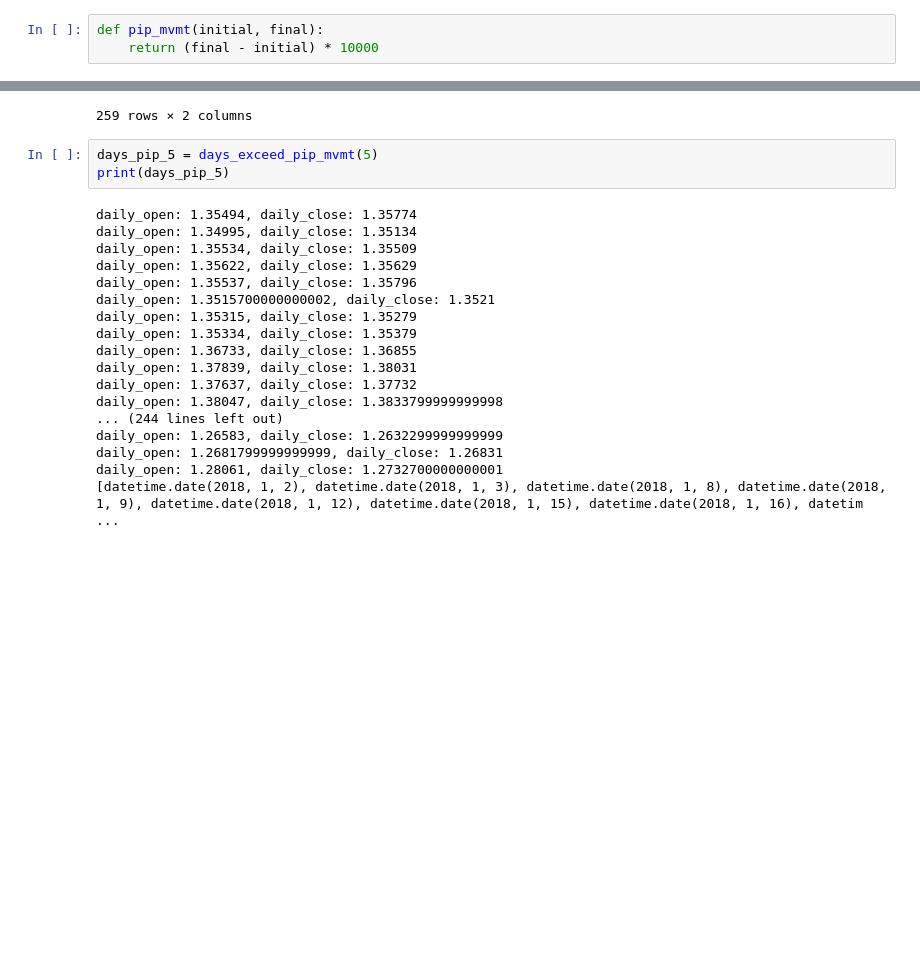
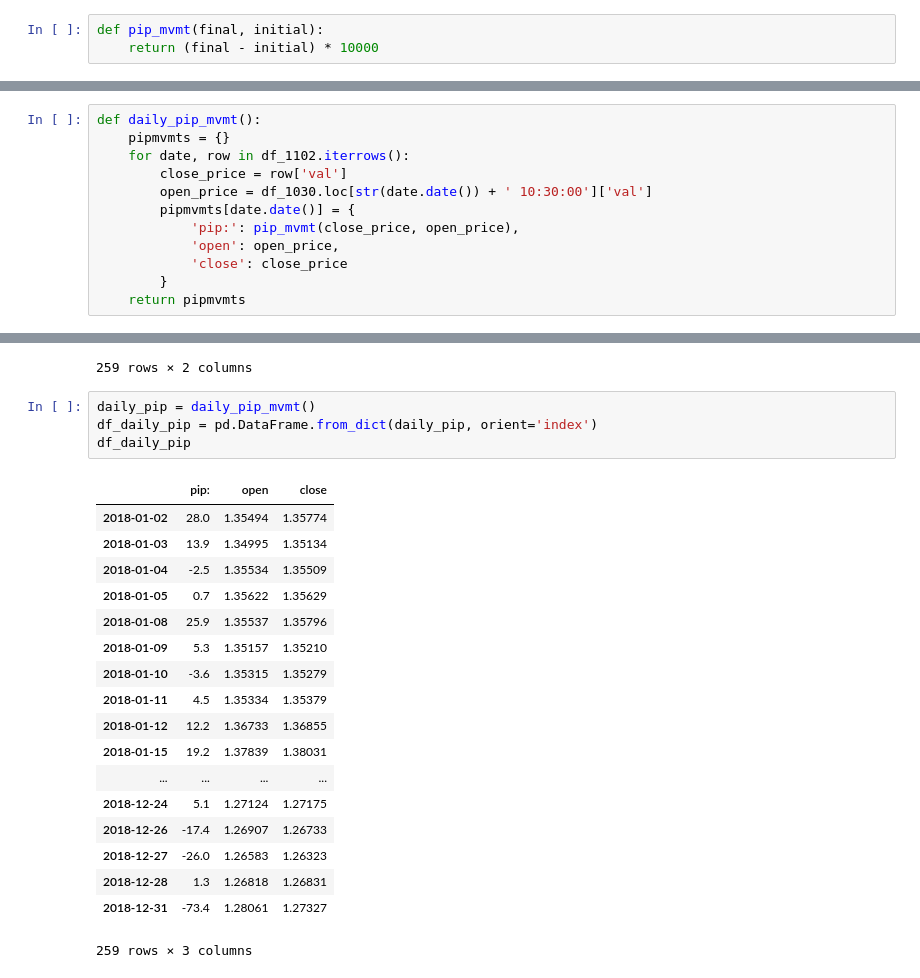
Before and after one commit to vic-lee/PyFX, a Jupyter notebook: edge_research/edge_research.ipynb, the cells around one changed output, grey strips where cells are left out. Drawn from its saved outputs; the diff is of its cells as text; blank space fills up the shorter version.

Commit message:
Create table for daily pip movements

```diff
--- a/edge_research/edge_research.ipynb
+++ b/edge_research/edge_research.ipynb
@@ -248,7 +248,7 @@ next test: price action from 11am, 11:20am, 12am to the end of the day.
 ### Q3
 how many days went against entry by 3 pips or less, 4 or less, etc. to 6 pips
 # %%
-def pip_mvmt(initial, final):
+def pip_mvmt(final, initial):
     return (final - initial) * 10000
 # %%
 def is_same_date(d1, d2):
@@ -269,3 +256,15 @@ def days_exceed_pip_mvmt(pipmvmt):
+# %%
+def daily_pip_mvmt():
+    pipmvmts = {}
+    for date, row in df_1102.iterrows():
+        close_price = row['val']
+        open_price = df_1030.loc[str(date.date()) + ' 10:30:00']['val']
+        pipmvmts[date.date()] = {
+            'pip:': pip_mvmt(close_price, open_price),
+            'open': open_price,
+            'close': close_price
+        }
+    return pipmvmts
 # %%
 df_1102
 # %% [output]
@@ -288,24 +287,26 @@ df_1102
 | 2018-12-28 11:02:00 | 2018-12-28 | 1.26831 |
 | 2018-12-31 11:02:00 | 2018-12-31 | 1.27327 |
 259 rows × 2 columns
-# %%
-days_pip_5 = days_exceed_pip_mvmt(5)
-print(days_pip_5)
-# %% [output]
-daily_open: 1.35494, daily_close: 1.35774
-daily_open: 1.34995, daily_close: 1.35134
-daily_open: 1.35534, daily_close: 1.35509
-daily_open: 1.35622, daily_close: 1.35629
-daily_open: 1.35537, daily_close: 1.35796
-daily_open: 1.3515700000000002, daily_close: 1.3521
-daily_open: 1.35315, daily_close: 1.35279
-daily_open: 1.35334, daily_close: 1.35379
-daily_open: 1.36733, daily_close: 1.36855
-daily_open: 1.37839, daily_close: 1.38031
-daily_open: 1.37637, daily_close: 1.37732
-daily_open: 1.38047, daily_close: 1.3833799999999998
-... (244 lines left out)
-daily_open: 1.26583, daily_close: 1.2632299999999999
-daily_open: 1.2681799999999999, daily_close: 1.26831
-daily_open: 1.28061, daily_close: 1.2732700000000001
-[datetime.date(2018, 1, 2), datetime.date(2018, 1, 3), datetime.date(2018, 1, 8), datetime.date(2018, 1, 9), datetime.date(2018, 1, 12), datetime.date(2018, 1, 15), datetime.date(2018, 1, 16), datetim ...
+# %%
+daily_pip = daily_pip_mvmt()
+df_daily_pip = pd.DataFrame.from_dict(daily_pip, orient='index')
+df_daily_pip
+# %% [output]
+|  | pip: | open | close |
+| 2018-01-02 | 28.0 | 1.35494 | 1.35774 |
+| 2018-01-03 | 13.9 | 1.34995 | 1.35134 |
+| 2018-01-04 | -2.5 | 1.35534 | 1.35509 |
+| 2018-01-05 | 0.7 | 1.35622 | 1.35629 |
+| 2018-01-08 | 25.9 | 1.35537 | 1.35796 |
+| 2018-01-09 | 5.3 | 1.35157 | 1.35210 |
+| 2018-01-10 | -3.6 | 1.35315 | 1.35279 |
+| 2018-01-11 | 4.5 | 1.35334 | 1.35379 |
+| 2018-01-12 | 12.2 | 1.36733 | 1.36855 |
+| 2018-01-15 | 19.2 | 1.37839 | 1.38031 |
+| ... | ... | ... | ... |
+| 2018-12-24 | 5.1 | 1.27124 | 1.27175 |
+| 2018-12-26 | -17.4 | 1.26907 | 1.26733 |
+| 2018-12-27 | -26.0 | 1.26583 | 1.26323 |
+| 2018-12-28 | 1.3 | 1.26818 | 1.26831 |
+| 2018-12-31 | -73.4 | 1.28061 | 1.27327 |
+259 rows × 3 columns
```
Also changed, not shown: parts of 1 cell of this notebook.
